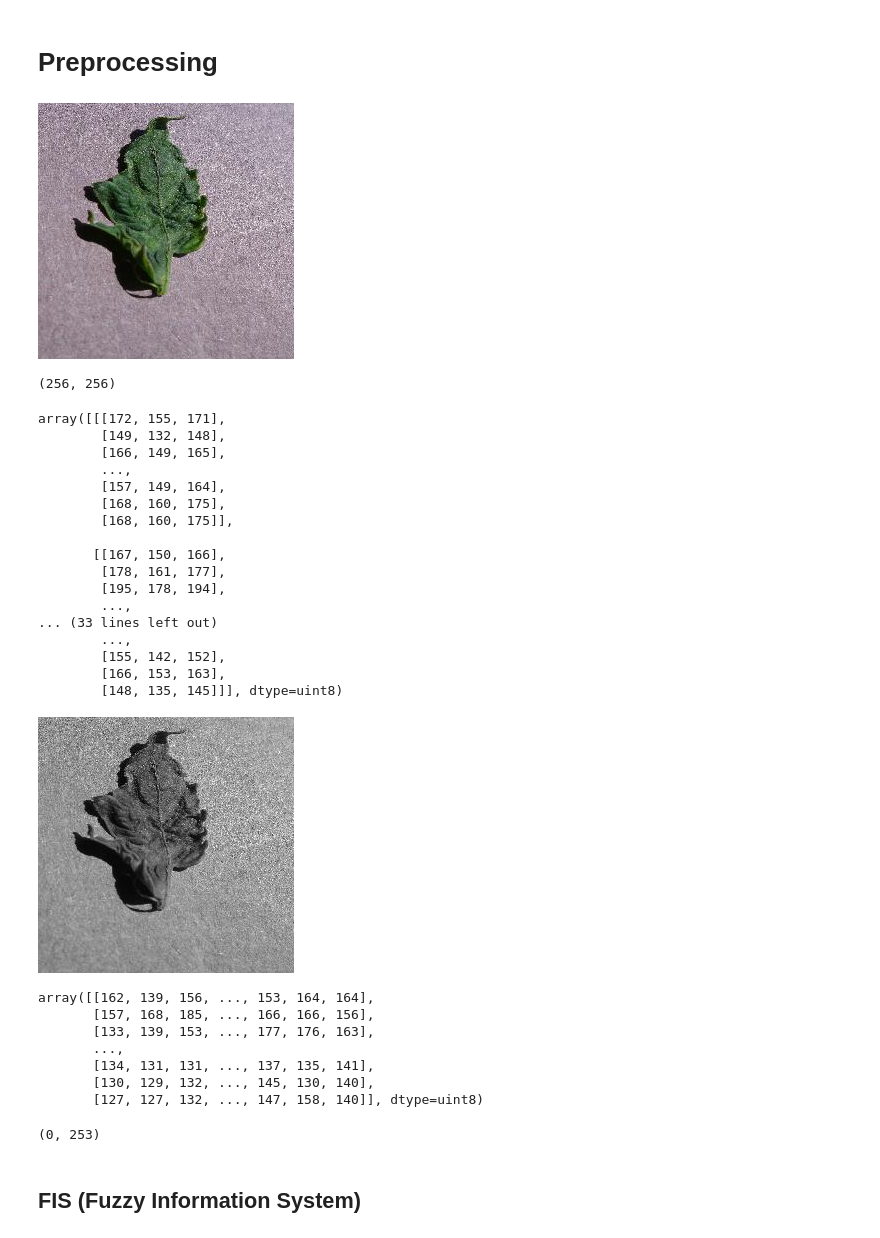
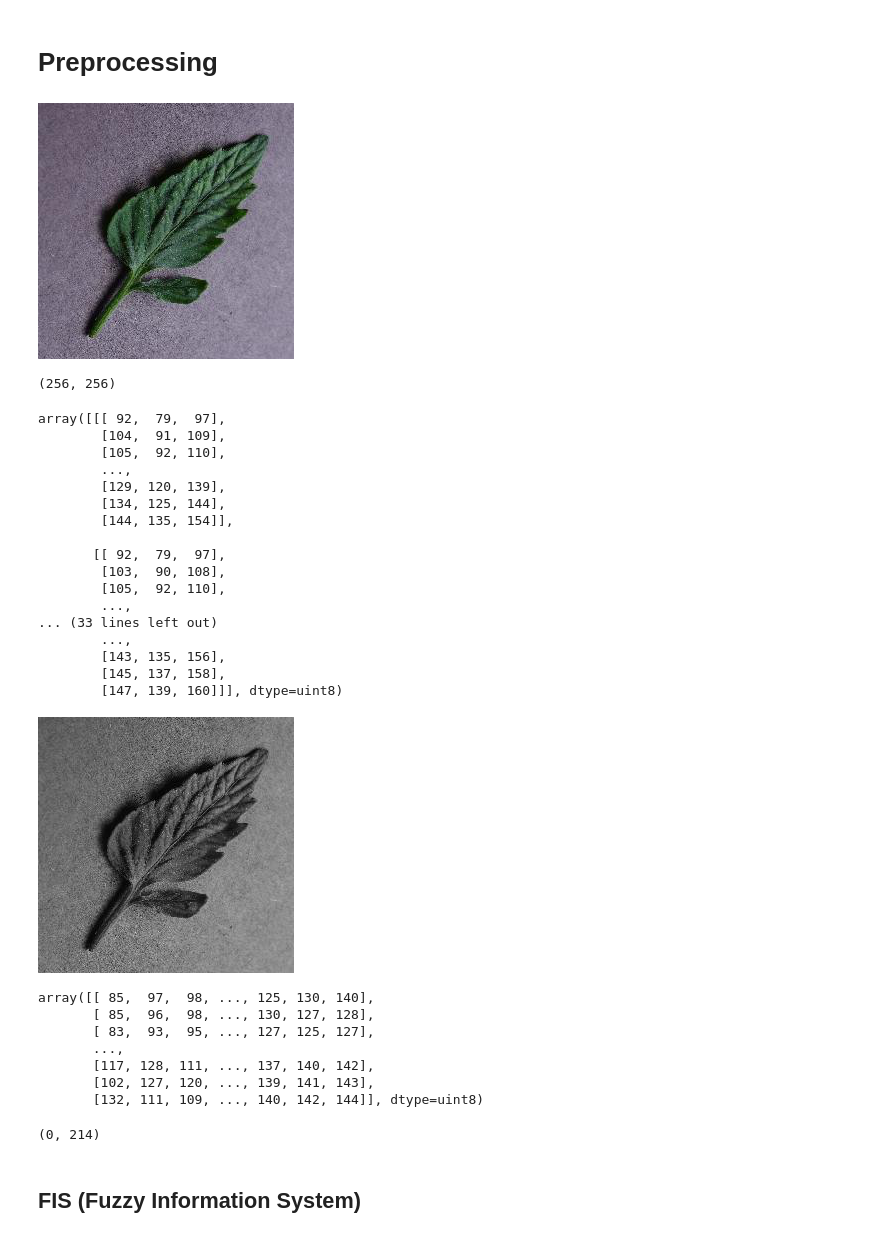
Before and after one commit to trifarameliniaa/SKRIPSI, a Jupyter notebook: file skripsinya fara.ipynb, the cells around one changed output. Cells and saved outputs as stored; diff of their text form; code cells hidden in the pictures.

```diff
--- a/file skripsinya fara.ipynb
+++ b/file skripsinya fara.ipynb
@@ -9,10 +9,10 @@ import numpy as np
 import matplotlib.pyplot as plt
 import cv2
 # %%
-img = Image.open('/content/D3.jpg')
+img = Image.open('/content/D4.jpg')
 img
 # %% [output]
-[figure, old version]
+[figure, new version]
 # %%
 img.size
 # %% [output]
@@ -21,44 +21,44 @@ img.size
 img_array = np.array(img)
 img_array
 # %% [output]
-array([[[172, 155, 171],
-        [149, 132, 148],
-        [166, 149, 165],
+array([[[ 92,  79,  97],
+        [104,  91, 109],
+        [105,  92, 110],
         ...,
-        [157, 149, 164],
-        [168, 160, 175],
-        [168, 160, 175]],
+        [129, 120, 139],
+        [134, 125, 144],
+        [144, 135, 154]],
 
-       [[167, 150, 166],
-        [178, 161, 177],
-        [195, 178, 194],
+       [[ 92,  79,  97],
+        [103,  90, 108],
+        [105,  92, 110],
         ...,
 ... (33 lines left out)
         ...,
-        [155, 142, 152],
-        [166, 153, 163],
-        [148, 135, 145]]], dtype=uint8)
+        [143, 135, 156],
+        [145, 137, 158],
+        [147, 139, 160]]], dtype=uint8)
 # %%
 imgGray = img.convert('L')
 imgGray.save('test_gray.jpg')
 imgGray
 # %% [output]
-[figure, old version]
+[figure, new version]
 # %%
 imgG_array = np.array(imgGray)
 imgG_array
 # %% [output]
-array([[162, 139, 156, ..., 153, 164, 164],
-       [157, 168, 185, ..., 166, 166, 156],
-       [133, 139, 153, ..., 177, 176, 163],
+array([[ 85,  97,  98, ..., 125, 130, 140],
+       [ 85,  96,  98, ..., 130, 127, 128],
+       [ 83,  93,  95, ..., 127, 125, 127],
        ...,
-       [134, 131, 131, ..., 137, 135, 141],
-       [130, 129, 132, ..., 145, 130, 140],
-       [127, 127, 132, ..., 147, 158, 140]], dtype=uint8)
+       [117, 128, 111, ..., 137, 140, 142],
+       [102, 127, 120, ..., 139, 141, 143],
+       [132, 111, 109, ..., 140, 142, 144]], dtype=uint8)
 # %%
 np.min(imgG_array),np.max(imgG_array)
 # %% [output]
-(0, 253)
+(0, 214)
 # %% [markdown]
 ## FIS (Fuzzy Information System)
 # %% [markdown]
```
Also changed, not shown: parts of 6 cells of this notebook.
